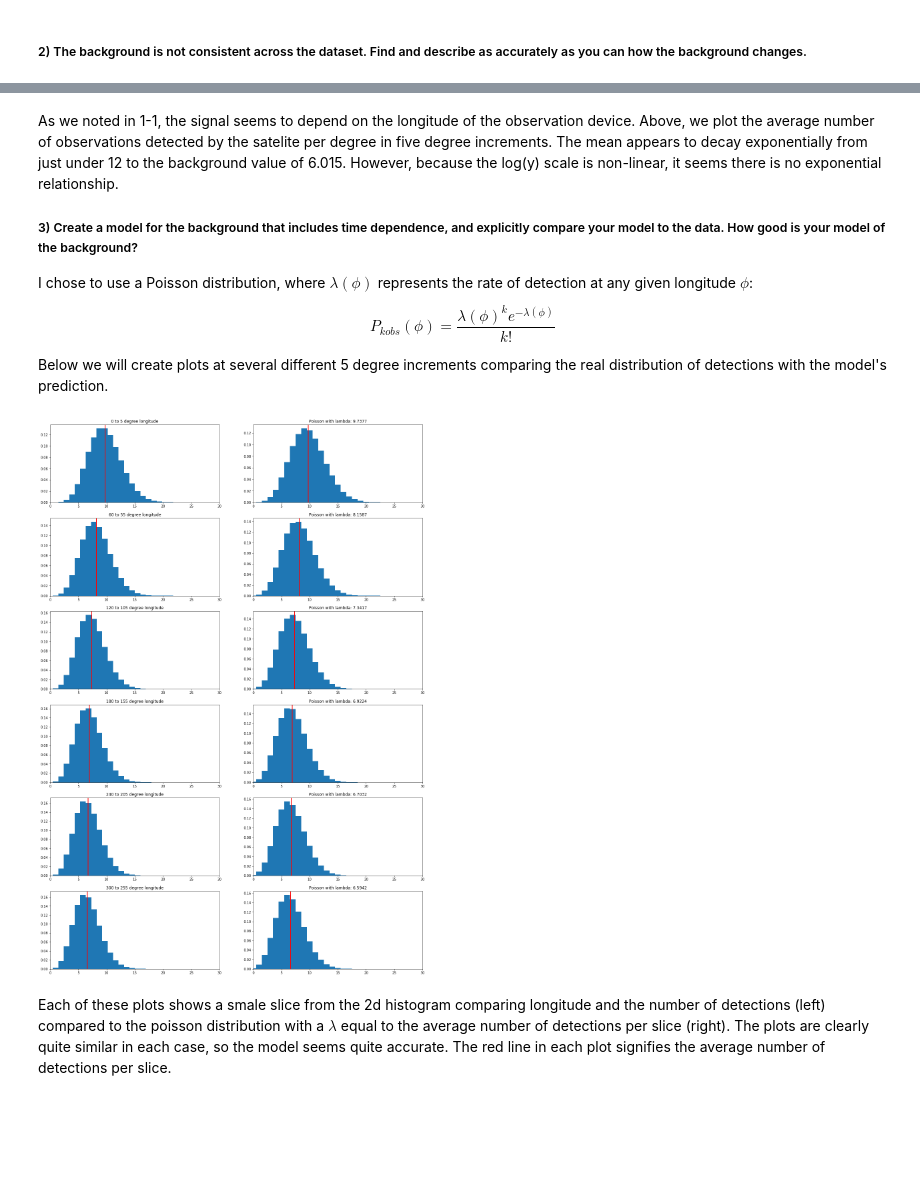
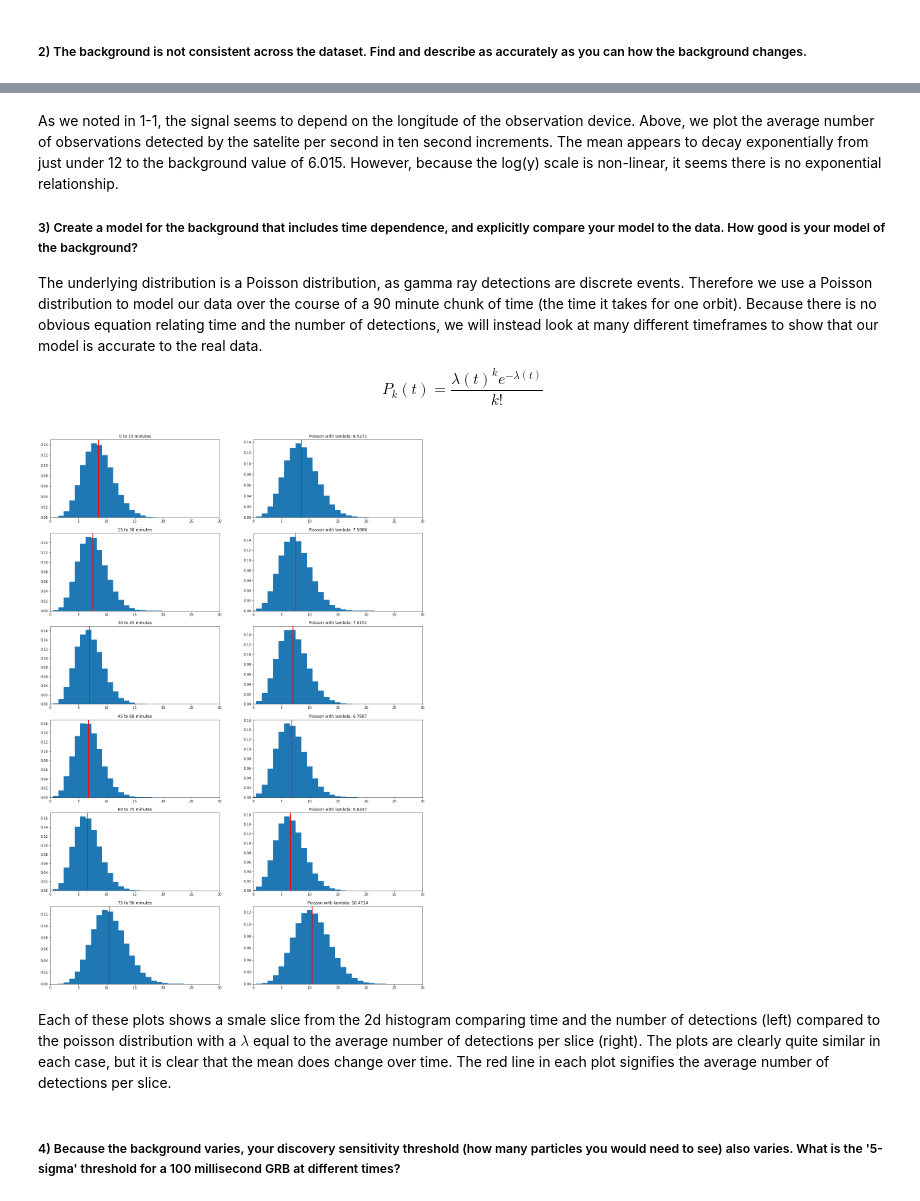
Before and after one commit to chkboris/Physics-434, a Jupyter notebook: Lab-4.ipynb, the cells around one changed output, grey strips where cells are left out. Saved outputs shown, nothing was run; the diff lists cells and outputs as text; code cells hidden in the pictures; blank space fills up the shorter version.

```diff
--- a/Lab-4.ipynb
+++ b/Lab-4.ipynb
@@ -8,7 +8,7 @@ from scipy import stats
 import h5py
 
 #this sets the size of the plot to something useful
-plt.rcParams["figure.figsize"] = (20,15)
+plt.rcParams["figure.figsize"] = (20,14)
 # %% [markdown]
 # Lab 4: Working with 'real' data
 # %%
@@ -73,12 +83,16 @@ Here we examine the background distribution, and find that our background is a p
 # %% [markdown]
 ##### 2) The background is not consistent across the dataset. Find and describe as accurately as you can how the background changes.
 # %%
-dist = plt.hist2d(data[2],data[3], bins=[72,31])
-mean = np.zeros(72)
-for i in range(0,72):
+plt.rcParams["figure.figsize"] = (20,7)
+dist = plt.hist2d((t+1330)%5400,y, bins=[540,31]) #In order to see if there is a clearer relation, we shift our window from 0-90 minutes to 22-112 minutes.
+mean = np.zeros(540)
+
+for i in range(0,540):
     mean[i] = sum(dist[2][1:]*dist[0][i,:]/sum(dist[0][i,:]))
-plt.plot(dist[1][1:]-2.5, mean, linewidth=2, color = 'red')
-plt.title('Average observations vs Longitude on 2d hist')
+
+
+plt.plot(dist[1][1:], mean, linewidth=2, color = 'red')
+plt.title('Time vs Average Detections on 2d hist')
 plt.colorbar()
 plt.show()
 # %% [output]
@@ -86,13 +100,14 @@ plt.show()
 # %%
 fig, (plt1,plt2) = plt.subplots(1,2)
 
-plt1.plot(np.append(dist[1][1:], dist[1][1:]+360), np.append(mean,mean), linewidth = 3, color = 'black')
-plt1.title.set_text('Mean number of observations over 1 orbit starting at 315 degrees')
-plt1.set_xlim([315,675])
+plt1.plot(dist[1][1:], mean, linewidth=3,color='black')
+plt1.set_xlim([0,5390])
+plt1.title.set_text('Mean number of detections over 1 orbit starting at 68 minutes')
 
-plt2.plot(np.append(dist[1][1:], dist[1][1:]+360), np.append(mean,mean), linewidth = 3, color = 'black')
+plt2.plot(dist[1][1:], mean, linewidth=3,color='black')
+plt2.set_xlim([0,5390])
+plt2.set_yscale('log')
 plt2.title.set_text('Log y plot')
-plt2.set_yscale('log')
-plt2.set_xlim(315,675)
+
 plt.show()
 # %% [output]
@@ -100,34 +115,40 @@ plt.show()
 # %% [markdown]
-As we noted in 1-1, the signal seems to depend on the longitude of the observation device. Above, we plot the average number of observations detected by the satelite per degree in five degree increments. The mean appears to decay exponentially from just under 12 to the background value of 6.015. However, because the log(y) scale is non-linear, it seems there is no exponential relationship.
+As we noted in 1-1, the signal seems to depend on the longitude of the observation device. Above, we plot the average number of observations detected by the satelite per second in ten second increments. The mean appears to decay exponentially from just under 12 to the background value of 6.015. However, because the log(y) scale is non-linear, it seems there is no exponential relationship.
 
 ##### 3) Create a model for the background that includes time dependence, and explicitly compare your model to the data. How good is your model of the background?
 
-I chose to use a Poisson distribution, where $\lambda(\phi)$ represents the rate of detection at any given longitude $\phi$:
+The underlying distribution is a Poisson distribution, as gamma ray detections are discrete events. Therefore we use a Poisson distribution to model our data over the course of a 90 minute chunk of time (the time it takes for one orbit). Because there is no obvious equation relating time and the number of detections, we will instead look at many different timeframes to show that our model is accurate to the real data.
 
-$$P_{k obs}(\phi) = \frac{\lambda(\phi)^k e^{-\lambda(\phi)}}{k!}$$
-
-Below we will create plots at several different 5 degree increments comparing the real distribution of detections with the model's prediction.
+$$P_{k}(t) = \frac{\lambda(t)^ke^{-\lambda(t)}}{k!}$$
 # %%
 plt.rcParams["figure.figsize"] = (20,30)
+dist = plt.hist2d((t)%5400,y, bins=[540,31]) #Shifting back our window so that t=0 corresponds to longitude = 0
+mean = np.zeros(540)
+x = range(0,540)
+for i in range(0,540):
+    mean[i] = sum(dist[2][1:]*dist[0][i,:]/sum(dist[0][i,:]))
+plt.close()
 fig, ((plt1,pois1),(plt2,pois2),(plt3,pois3),(plt4,pois4),(plt5,pois5),(plt6,pois6)) = plt.subplots(6,2)
 
-#0-5, 60-65, 120-125, 180-185, 240-245, 300-305, 355-360
-x = range(0,25)
+
+#0-14, 15-29, 30-44, 45-59, 60-74, 75-89
 plots = [plt1,plt2,plt3,plt4,plt5,plt6]
 pois = [pois1,pois2,pois3,pois4,pois5,pois6]
 
 for step in range(0,6):
-    n = 12*step
+    n = 90*step
     plots[step].bar(dist[2][1:],dist[0][n,:]/sum(dist[0][n,:]),width=1)
     plots[step].set_xlim([0,30])
     plots[step].axvline(mean[n],color='red',linewidth=2)
-    plots[step].title.set_text(str(step*60) + ' to ' + str(step*50+5) + ' degree longitude' )
+    plots[step].title.set_text(str(step*15) + ' to ' + str(step*15+15) + ' minutes' )
 
     pois[step].bar(x,stats.poisson.pmf(x,mean[n]),width=1)
     pois[step].set_xlim([0,30])
     pois[step].axvline(mean[n],color='red',linewidth=2)
     pois[step].title.set_text('Poisson with lambda: ' + str(np.round(mean[n],4)))
 # %% [output]
-[figure, old version]
+[figure, new version]
 # %% [markdown]
-Each of these plots shows a smale slice from the 2d histogram comparing longitude and the number of detections (left) compared to the poisson distribution with a $\lambda$ equal to the average number of detections per slice (right). The plots are clearly quite similar in each case, so the model seems quite accurate. The red line in each plot signifies the average number of detections per slice.
+Each of these plots shows a smale slice from the 2d histogram comparing time and the number of detections (left) compared to the poisson distribution with a $\lambda$ equal to the average number of detections per slice (right). The plots are clearly quite similar in each case, but it is clear that the mean does change over time. The red line in each plot signifies the average number of detections per slice.
+# %% [markdown]
+##### 4) Because the background varies, your discovery sensitivity threshold (how many particles you would need to see) also varies. What is the '5-sigma' threshold for a 100 millisecond GRB at different times?
```
Also changed, not shown: parts of 14 cells of this notebook.
